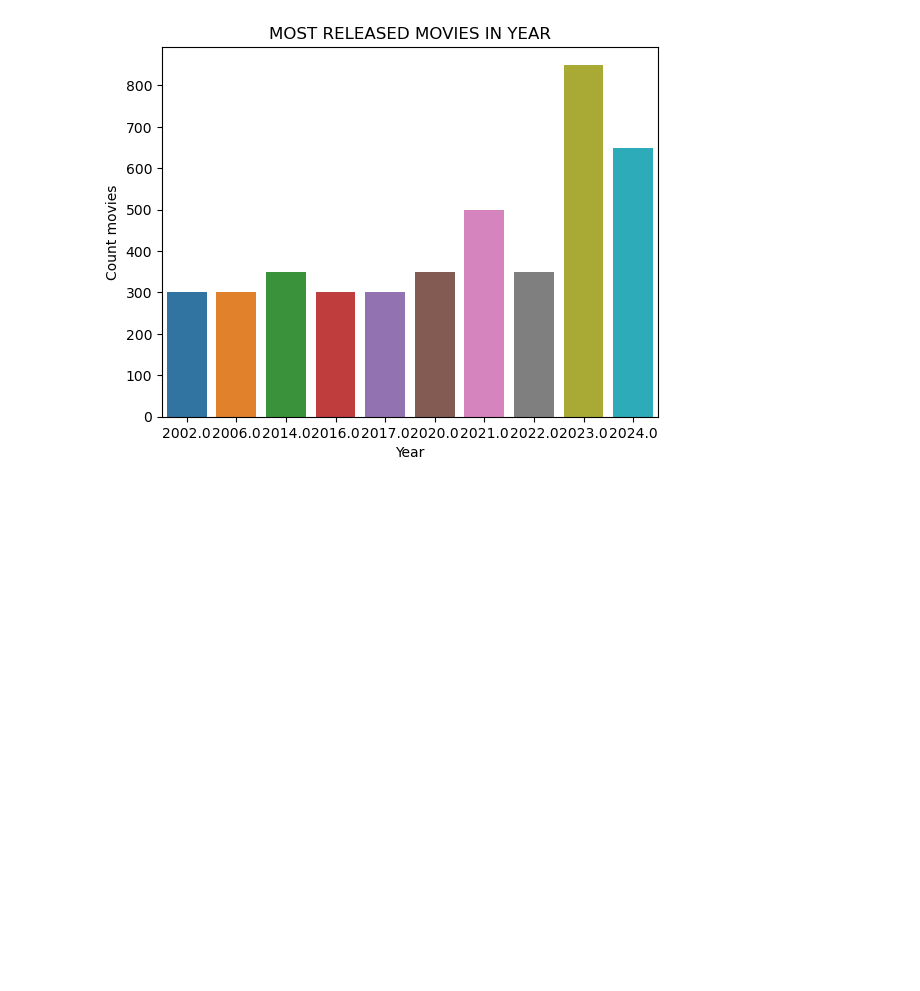
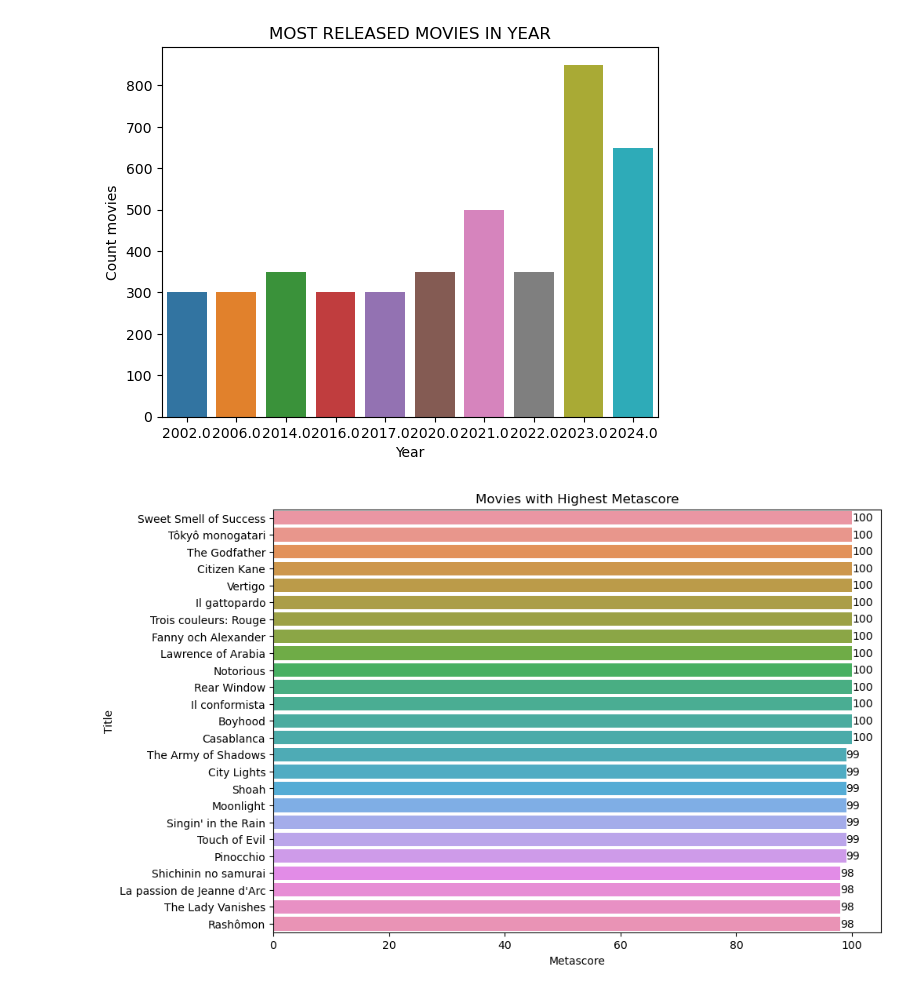
Before and after one commit to AbeerAkram1/Ai-Project, a Jupyter notebook: IMBD.ipynb, the cells around one changed output. Saved outputs shown, nothing was run; the diff lists cells and outputs as text; code cells hidden in the pictures; blank space fills up the shorter version.

```diff
--- a/IMBD.ipynb
+++ b/IMBD.ipynb
@@ -114,3 +114,21 @@ plt.title('MOST RELEASED MOVIES IN YEAR')
 plt.show()
 # %% [output]
 [figure]
+# %%
+import pandas as pd
+import matplotlib.pyplot as plt
+import seaborn as sns
+
+file_path = r"C:\Users\abeer\Downloads\New folder\imdb-movies-dataset.csv"
+df = pd.read_csv(file_path)
+
+
+highest_meatscore=df[['Metascore','Title']].sort_values(by='Metascore' ,ascending=False).head(25)
+
+plt.figure(figsize=(10 , 7))
+bar=sns.barplot(highest_meatscore ,x='Metascore' ,y='Title')
+plt.bar_label(bar.containers[0])
+plt.title('Movies with Highest Metascore')
+plt.show()
+# %% [output]
+[figure, added]
```
